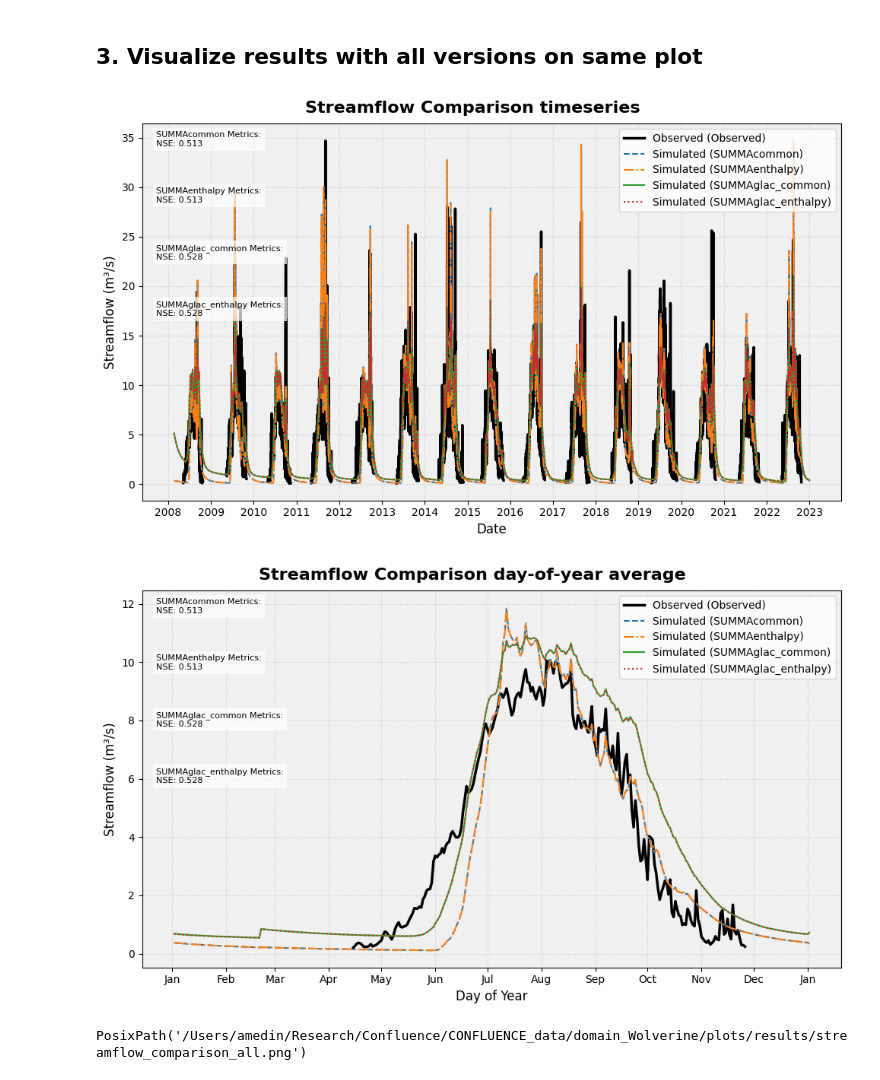
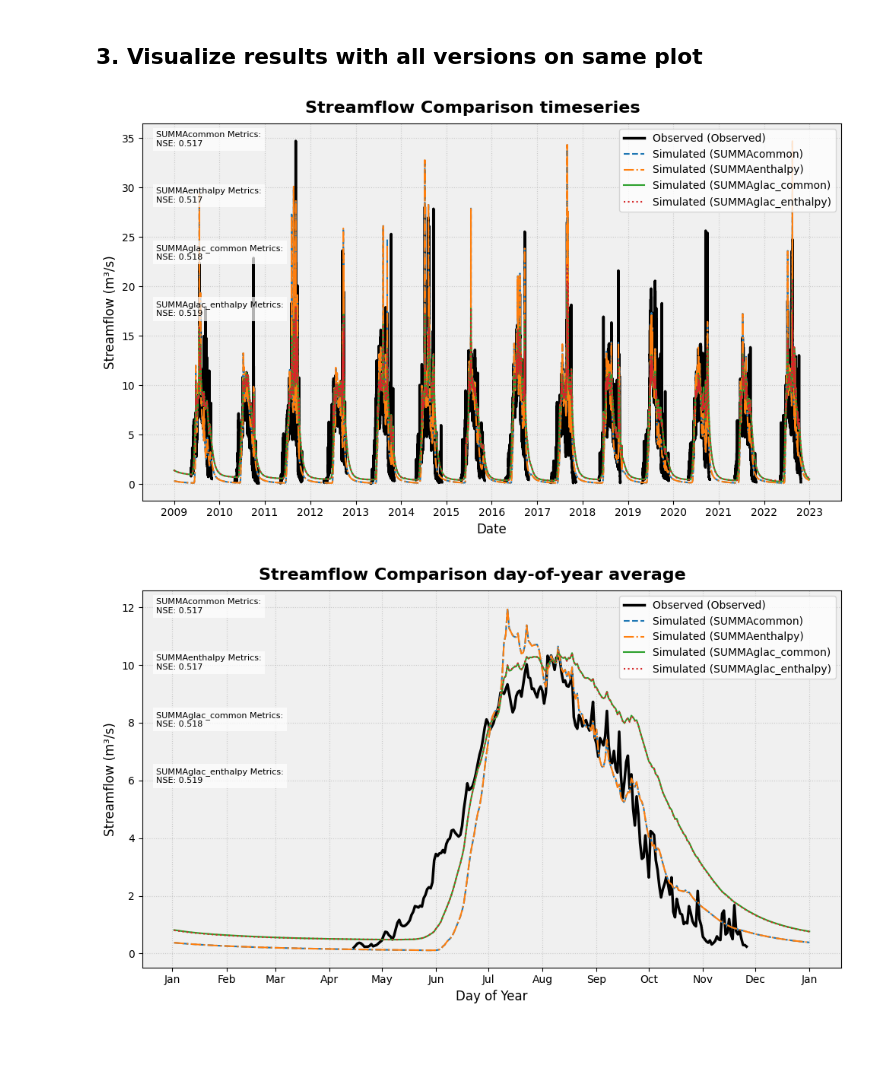
Before and after one commit to ashleymedin/CONFLUENCE, a Jupyter notebook: jupyter notebooks/5_model_initiation/5a_modelInstantiation.ipynb, the cells around one changed output. Saved outputs shown, nothing was run; the diff lists cells and outputs as text; code cells hidden in the pictures; blank space fills up the shorter version.

```diff
--- a/jupyter notebooks/5_model_initiation/5a_modelInstantiation.ipynb
+++ b/jupyter notebooks/5_model_initiation/5a_modelInstantiation.ipynb
@@ -231,8 +226,8 @@ for obs_name, obs_file in obs_files:
     df = df['discharge_cms'].resample('h').mean()
     obs_data.append((obs_name, df))
 
-# Determine time range based on simulations
-start_date = max([data.index.min() for _, data in sim_data]) + pd.Timedelta(50, unit="d")
+# Determine time range based on simulations, remove 365 days of spin-up
+start_date = max([data.index.min() for _, data in sim_data]) + pd.Timedelta(365, unit="d")
 end_date = min([data.index.max() for _, data in sim_data])
 
 # Filter simulation data to common time range
@@ -278,7 +273,7 @@ plt.show()
 # Save the plot
 fig.savefig(plot_filename, dpi=300, bbox_inches='tight')
 # %% [output]
-[figure, old version]
+[figure, new version]
 # %%
 # Create plot
 fig, ax1 = plt.subplots(figsize=(10, 6))
@@ -287,36 +282,35 @@ fig.suptitle("Streamflow Comparison day-of-year average", fontsize=16, fontweigh
 # Plot observations if available
 if obs_data:
     for obs_name, obs in obs_data:
+        obs = obs[obs.index.dayofyear != 366]
         day_of_year_avg = obs.groupby(obs.index.dayofyear).mean()
         ax1.plot(day_of_year_avg.index, day_of_year_avg, label=f'Observed ({obs_name})', color='black', linewidth=2.5)
 
+
 # Plot simulations
 for (sim_name, sim), color, linestyle in zip(sim_data, colors, linestyles):
+    sim = sim[sim.index.dayofyear != 366]
     day_of_year_avg = sim.groupby(sim.index.dayofyear).mean()
     ax1.plot(day_of_year_avg.index, day_of_year_avg[var], label=f'Simulated ({sim_name})',
             color=color, linestyle=linestyle, linewidth=1.5)
 
 # Add metrics if observations are available
 if obs_data:
     _add_overall_metrics(ax1, obs_data, sim_data)
 
 ax1.set_xlabel('Day of Year', fontsize=12)
 ax1.set_ylabel('Streamflow (m³/s)', fontsize=12)
 ax1.legend(loc='upper right', fontsize=10)
 ax1.grid(True, linestyle=':', alpha=0.6)
 ax1.set_facecolor('#f0f0f0')
 ax1.xaxis.set_major_locator(mdates.MonthLocator())
 ax1.xaxis.set_major_formatter(mdates.DateFormatter('%b'))
 
 plt.tight_layout()
 plt.subplots_adjust(top=0.93)
 plt.show()
 
 # Save the plot
 fig.savefig(plot_filename_wy, dpi=300, bbox_inches='tight')
 # %% [output]
-[figure, old version]
+[figure, new version]
-# %%
-plot_filename
-# %% [output]
-PosixPath('/Users/amedin/Research/Confluence/CONFLUENCE_data/domain_Wolverine/plots/results/streamflow_comparison_all.png')
```
Also changed, not shown: parts of 1 cell of this notebook, 1 other file.
